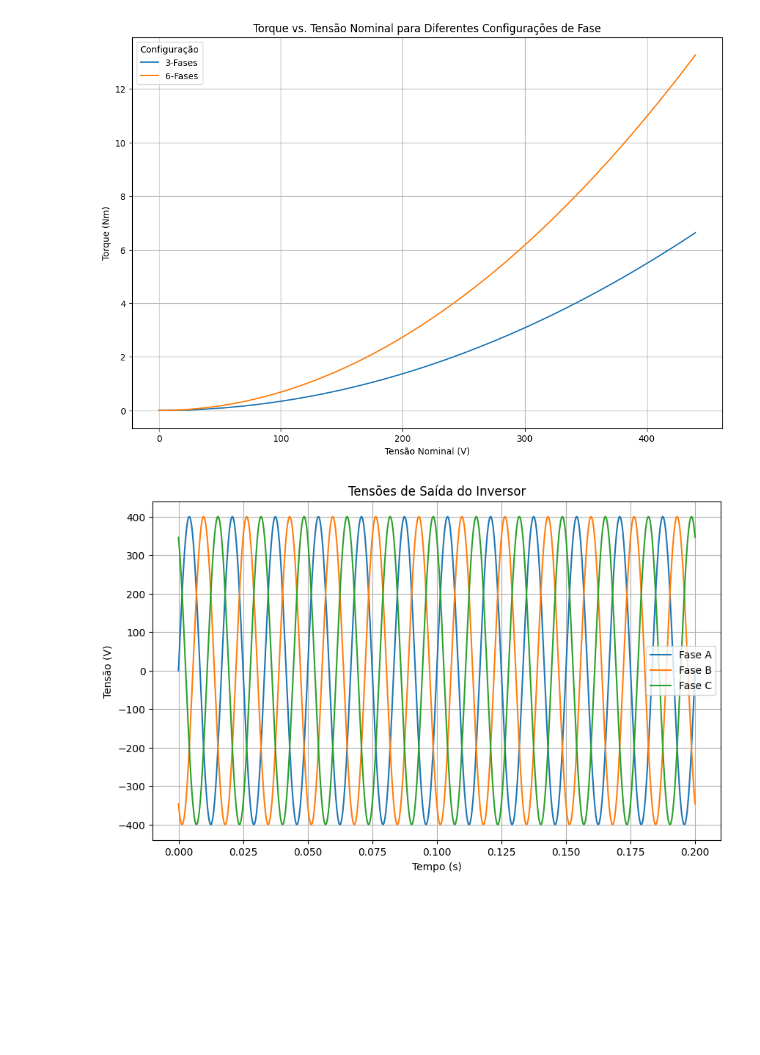
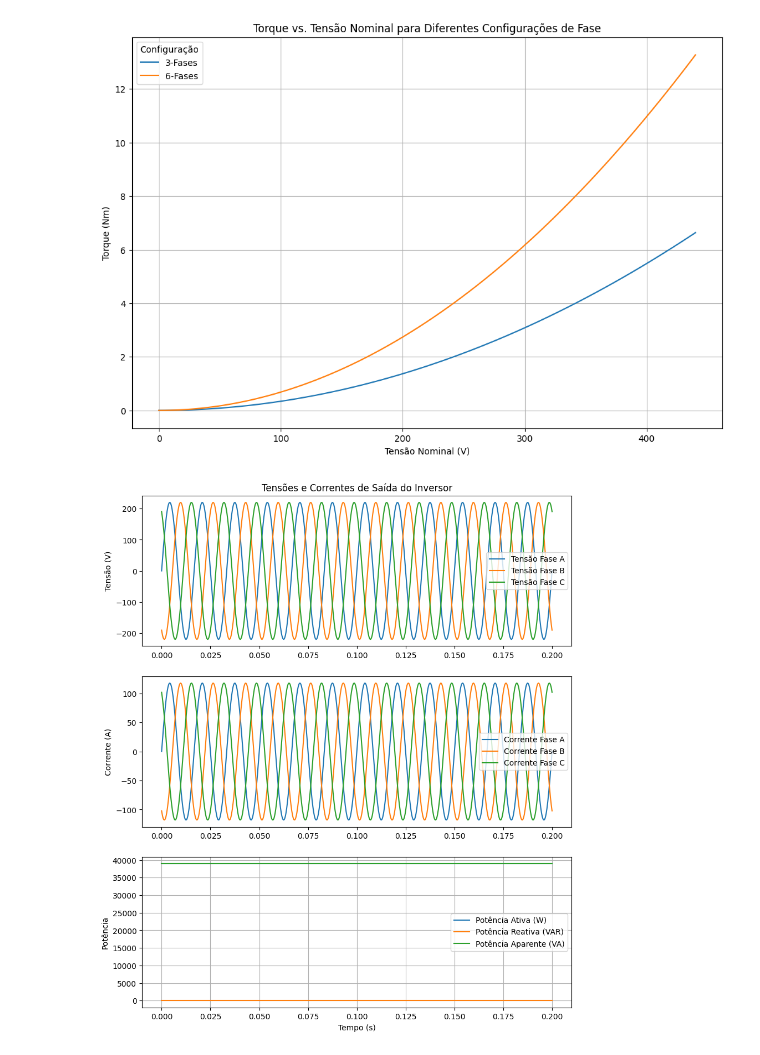
Before and after one commit to verg1lio/XangoER, a Jupyter notebook: Simulação_motor_gaiola.ipynb, the cells around one changed output. Cells and saved outputs as stored; diff of their text form; code cells hidden in the pictures; blank space fills up the shorter version.

```diff
--- a/Simulação_motor_gaiola.ipynb
+++ b/Simulação_motor_gaiola.ipynb
@@ -134,73 +134,81 @@ class InversorWEGCFW300:
     def gerar_tensoes_saida(self, t):
         u_a = self._gerar_funcao_comutacao(t, self.theta_m)
         u_b = self._gerar_funcao_comutacao(t, self.theta_m + 2 * np.pi / 3)
         u_c = self._gerar_funcao_comutacao(t, self.theta_m + 4 * np.pi / 3)
 
         v_sw_a = self.V_dc * u_a
         v_sw_b = self.V_dc * u_b
         v_sw_c = self.V_dc * u_c
 
         v_a = v_sw_a * np.sin(self.omega * t - self.phi)
         v_b = v_sw_b * np.sin(self.omega * t - self.phi - 2 * np.pi / 3)
         v_c = v_sw_c * np.sin(self.omega * t - self.phi + 2 * np.pi / 3)
 
         return v_a, v_b, v_c
 
+    def gerar_correntes_saida(self, t):
+        # Utilizando a mesma forma das tensões, por simplicidade
+        i_a, i_b, i_c = self.gerar_tensoes_saida(t)
+        i_a = self.i_dc * np.sin(self.omega * t - self.theta)
+        i_b = self.i_dc * np.sin(self.omega * t - self.theta - 2 * np.pi / 3)
+        i_c = self.i_dc * np.sin(self.omega * t - self.theta + 2 * np.pi / 3)
+        return i_a, i_b, i_c
+
+    def calcular_potencias(self, v_a, v_b, v_c, i_a, i_b, i_c):
+        P = np.mean(v_a * i_a) + np.mean(v_b * i_b) + np.mean(v_c * i_c)
+        Q = np.mean(v_a * i_a * np.sin(self.phi)) + np.mean(v_b * i_b * np.sin(self.phi)) + np.mean(v_c * i_c * np.sin(self.phi))
+        S = np.sqrt(P**2 + Q**2)
+        return P, Q, S
+
     def _gerar_funcao_comutacao(self, t, theta_m):
-    # Cálculo do índice de chaveamento para cada ponto de tempo t
-      k = np.floor((t + self.T_s / 4) / self.T_s)
-
-    # Cálculo da função de comutação para cada ponto de tempo t
-      u = (t < (k * self.T_s + theta_m)).astype(int)
-
-      return u
-
+        k = np.floor((t + self.T_s / 4) / self.T_s)
+        u = (t < (k * self.T_s + theta_m)).astype(int)
+        return u
 
 # Parâmetros do inversor
-V_m = 220  # Tensão de entrada RMS (V)
-f = 60  # Frequência de entrada (Hz)
-V_dc = 400  # Tensão CC (V)
-i_dc = 2  # Corrente CC (A)
-phi = 0  # Ângulo de fase da tensão de entrada (rad)
-theta = 0  # Ângulo de fase da corrente de saída (rad)
-f_s = 10000  # Frequência de chaveamento (Hz)
-m = 0.8  # Índice de modulação
+V_m = 220
+f = 60
+V_dc = 220
+i_dc = 118
+phi = 0
+theta = 0
+f_s = 10000
+m = 0.01
 
-# Tempo de simulação
 t_sim = 0.2
-t = np.linspace(0, t_sim, 1000)  # Cálculo do vetor tempo
+t = np.linspace(0, t_sim, 1000)
 
-# Instância do inversor
 inversor = InversorWEGCFW300(V_m, f, V_dc, i_dc, phi, theta, f_s, m)
 
-# Geração das tensões de saída
 v_a, v_b, v_c = inversor.gerar_tensoes_saida(t)
+i_a, i_b, i_c = inversor.gerar_correntes_saida(t)
+Pa, Q, S = inversor.calcular_potencias(v_a, v_b, v_c, i_a, i_b, i_c)
 
-Z=1
-i2= v_a+ v_b+ v_c
-i_ef = (2/3)*((v_a/np.sqrt(2))/Z + (v_b/np.sqrt(2))*(v_a/Z)/Z + (v_c/np.sqrt(2))*(v_a/Z)**2)
-i= np.abs(i_ef)
-# Plotando as tensões de saída
-plt.figure(figsize=(10, 6))
-
-plt.plot(t, v_a, label='Fase A')
-plt.plot(t, v_b, label='Fase B')
-plt.plot(t, v_c, label='Fase C')
-plt.title('Tensões de Saída do Inversor')
-plt.xlabel('Tempo (s)')
+plt.figure(figsize=(10, 12))
+plt.subplot(3, 1, 1)
+plt.plot(t, v_a, label='Tensão Fase A')
+plt.plot(t, v_b, label='Tensão Fase B')
+plt.plot(t, v_c, label='Tensão Fase C')
+plt.title('Tensões e Correntes de Saída do Inversor')
 plt.ylabel('Tensão (V)')
 plt.legend()
+
+plt.subplot(3, 1, 2)
+plt.plot(t, i_a, label='Corrente Fase A')
+plt.plot(t, i_b, label='Corrente Fase B')
+plt.plot(t, i_c, label='Corrente Fase C')
+plt.ylabel('Corrente (A)')
+plt.legend()
+
+plt.subplot(3, 1, 3)
+plt.plot(t, np.full_like(t, Pa), label='Potência Ativa (W)')
+plt.plot(t, np.full_like(t, Q), label='Potência Reativa (VAR)')
+plt.plot(t, np.full_like(t, S), label='Potência Aparente (VA)')
+plt.xlabel('Tempo (s)')
+plt.ylabel('Potência')
+plt.legend()
+
 plt.grid(True)
 plt.show()
-
-
-plt.figure(figsize=(10, 6))
-plt.plot(t,i2, label='corrente')
-plt.title('Corrente de Saída do Inversor')
-plt.xlabel('Tempo (s)')
-plt.ylabel('corrente (A)')
-plt.legend()
-plt.grid(True)
-plt.show()
 # %% [output]
-[figure, old version]
+[figure, new version]
```
Also changed, not shown: parts of 3 cells of this notebook.
